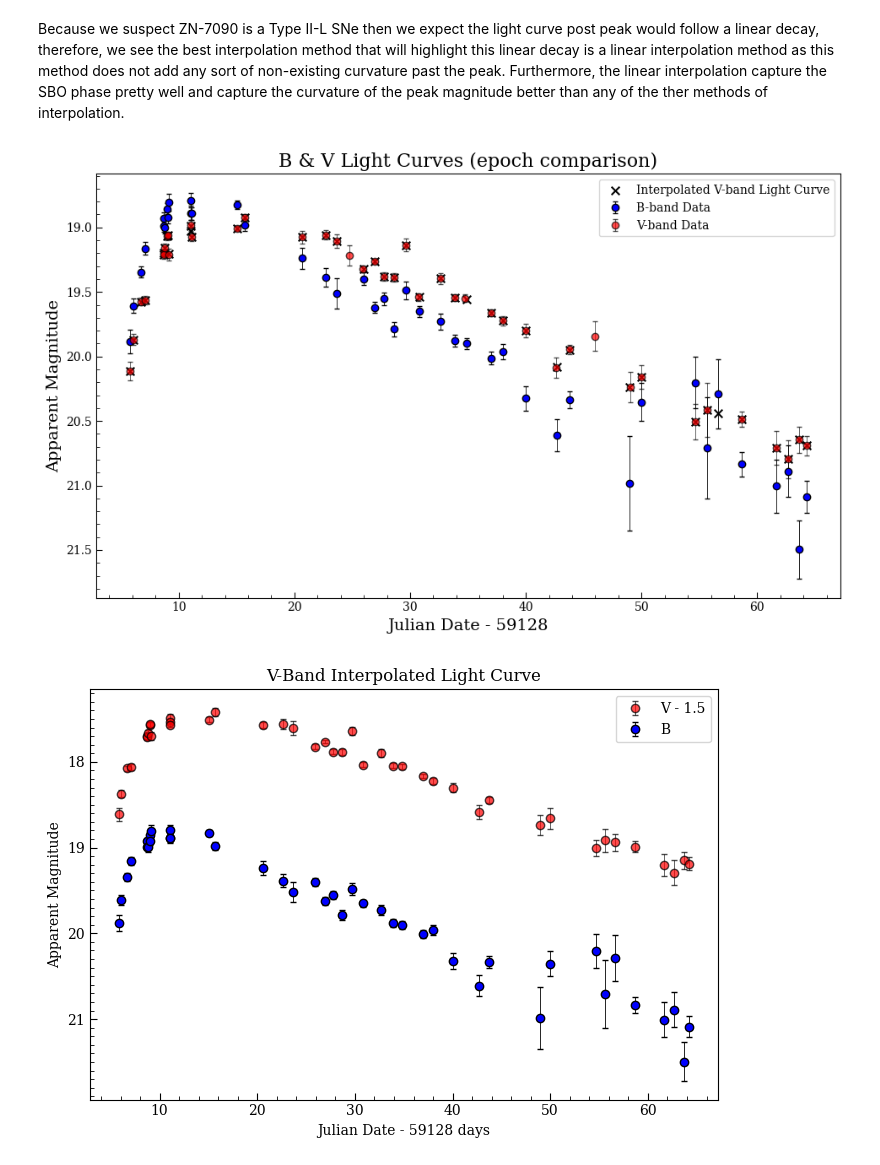
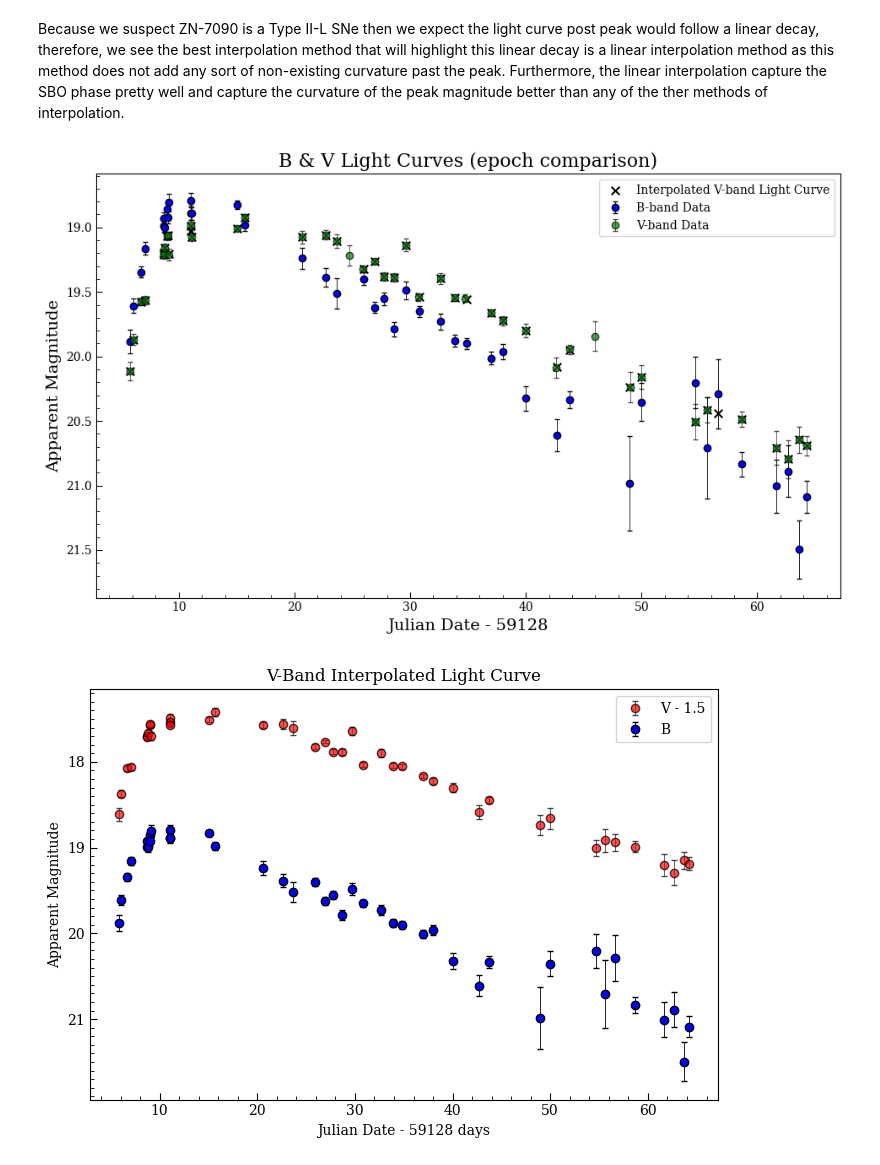
Before and after one commit to 159Patrick159/ZN-7090, a Jupyter notebook: Scripts/ZN-7090 Study.ipynb, the cells around one changed output. Cells and saved outputs as stored; diff of their text form; code cells hidden in the pictures.

```diff
--- a/Scripts/ZN-7090 Study.ipynb
+++ b/Scripts/ZN-7090 Study.ipynb
@@ -237,32 +237,32 @@ Because we suspect ZN-7090 is a Type II-L SNe then we expect the light curve pos
 # %%
 # Ignore the first 3 data poing of non detection from the B-band
 B_dates_R = B_dates[3:]
 B_mags_R = B_mags[3:]
 B_mags_err_R = B_mags_err[3:]
 
 # Compute V-band in the dates of B-band observations
 V_mags_C = LI(B_dates_R)
 V_mags_err_R = V_mags_err[3:]
 # Select uncertainties only in the dates that work with v-band
 
 
 # Plot both light curves on the same plot
 # Remove 3 non-detection points of B-band
 fig, a0 = plt.subplots(figsize=(gr*scale,scale),ncols=1)
 a0.scatter(B_dates_R,V_mags_C,label="Interpolated V-band Light Curve",marker='x',s=48,c='k')
 a0.errorbar(B_dates_R,B_mags_R,yerr=B_mags_err[3:],fmt='bo',ecolor='k',elinewidth=0.6,capsize=2,label='B-band Data',mec='k')
-a0.errorbar(V_dates,V_mags,yerr=V_mags_err,fmt='ro',ecolor='k',elinewidth=0.6,alpha=0.7,capsize=2,label='V-band Data',mec='k')
+a0.errorbar(V_dates,V_mags,yerr=V_mags_err,fmt='go',ecolor='k',elinewidth=0.6,alpha=0.7,capsize=2,label='V-band Data',mec='k')
 a0.set_title("B & V Light Curves (epoch comparison)",fontsize=16)
 a0.set_xlabel(f"Julian Date - {int(dates[0])}",fontsize=14)
 a0.set_ylabel("Apparent Magnitude",fontsize=14)
 a0.yaxis.set_minor_locator(MultipleLocator(.1))
 a0.xaxis.set_minor_locator(MultipleLocator(2))
 a0.legend()
 a0.invert_yaxis()
 plt.tight_layout()
 plt.show()
 # %% [output]
-[figure, old version]
+[figure, new version]
 # %%
 # Make the error of the 1 interpolated point the avergae of its neighbours
 V_mags_err[-6] = (V_mags_err[-7] + V_mags_err[-5])/2
```
Also changed, not shown: parts of 33 cells of this notebook.
